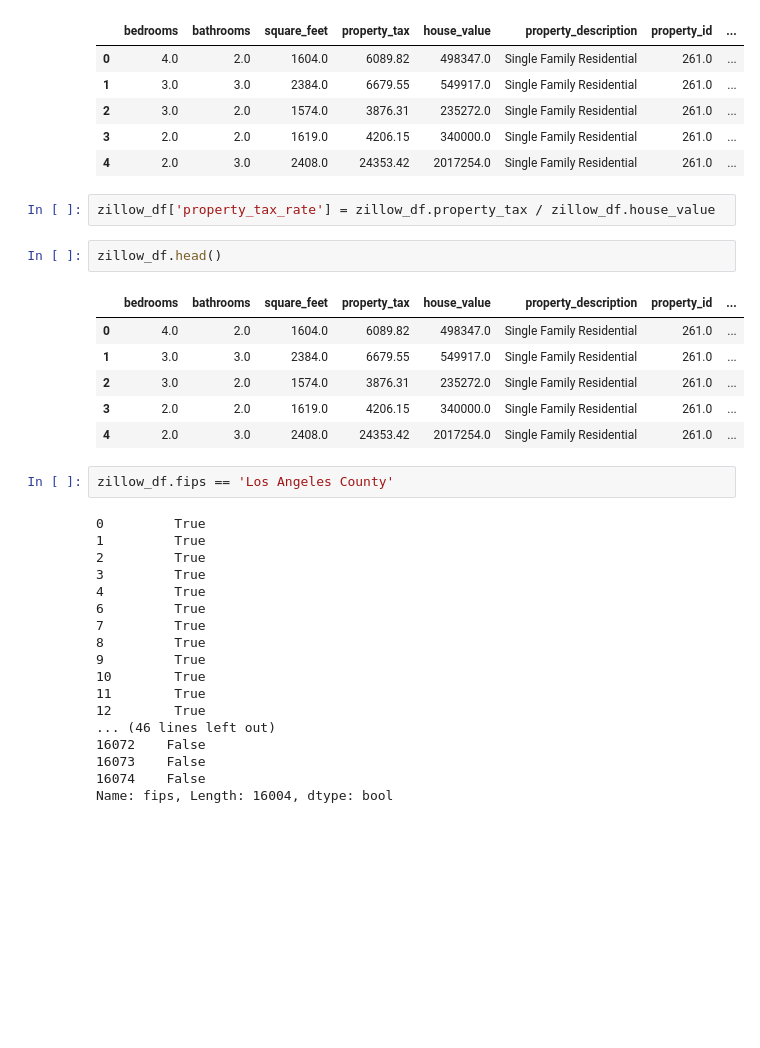
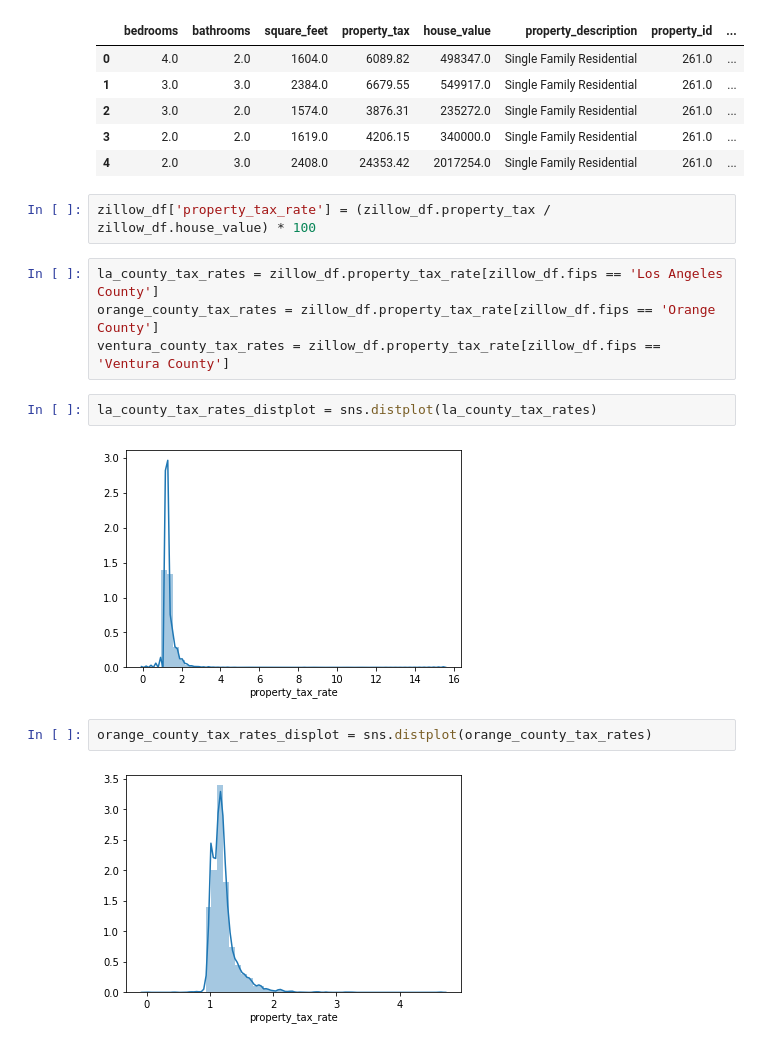
Before and after one commit to Jeff-Hutchins/zillow-project, a Jupyter notebook: zillow_project.ipynb, the cells around one changed output. Saved outputs shown, nothing was run; the diff lists cells and outputs as text; blank space fills up the shorter version.

```diff
--- a/zillow_project.ipynb
+++ b/zillow_project.ipynb
@@ -32,33 +32,16 @@ zillow_df.head()
 | 3 | 2.0 | 2.0 | 1619.0 | 4206.15 | 340000.0 | Single Family Residential | 261.0 | ... |
 | 4 | 2.0 | 3.0 | 2408.0 | 24353.42 | 2017254.0 | Single Family Residential | 261.0 | ... |
 # %%
-zillow_df['property_tax_rate'] = zillow_df.property_tax / zillow_df.house_value
+zillow_df['property_tax_rate'] = (zillow_df.property_tax / zillow_df.house_value) * 100
-# %%
-zillow_df.head()
-# %% [output]
-|  | bedrooms | bathrooms | square_feet | property_tax | house_value | property_description | property_id | ... |
-| 0 | 4.0 | 2.0 | 1604.0 | 6089.82 | 498347.0 | Single Family Residential | 261.0 | ... |
-| 1 | 3.0 | 3.0 | 2384.0 | 6679.55 | 549917.0 | Single Family Residential | 261.0 | ... |
-| 2 | 3.0 | 2.0 | 1574.0 | 3876.31 | 235272.0 | Single Family Residential | 261.0 | ... |
-| 3 | 2.0 | 2.0 | 1619.0 | 4206.15 | 340000.0 | Single Family Residential | 261.0 | ... |
-| 4 | 2.0 | 3.0 | 2408.0 | 24353.42 | 2017254.0 | Single Family Residential | 261.0 | ... |
-# %%
-zillow_df.fips == 'Los Angeles County'
-# %% [output]
-0         True
-1         True
-2         True
-3         True
-4         True
-6         True
-7         True
-8         True
-9         True
-10        True
-11        True
-12        True
-... (46 lines left out)
-16072    False
-16073    False
-16074    False
-Name: fips, Length: 16004, dtype: bool
+# %%
+la_county_tax_rates = zillow_df.property_tax_rate[zillow_df.fips == 'Los Angeles County']
+orange_county_tax_rates = zillow_df.property_tax_rate[zillow_df.fips == 'Orange County']
+ventura_county_tax_rates = zillow_df.property_tax_rate[zillow_df.fips == 'Ventura County']
+# %%
+la_county_tax_rates_distplot = sns.distplot(la_county_tax_rates)
+# %% [output]
+[figure, added]
+# %%
+orange_county_tax_rates_displot = sns.distplot(orange_county_tax_rates)
+# %% [output]
+[figure, added]
```
Also changed, not shown: parts of 1 cell of this notebook.
